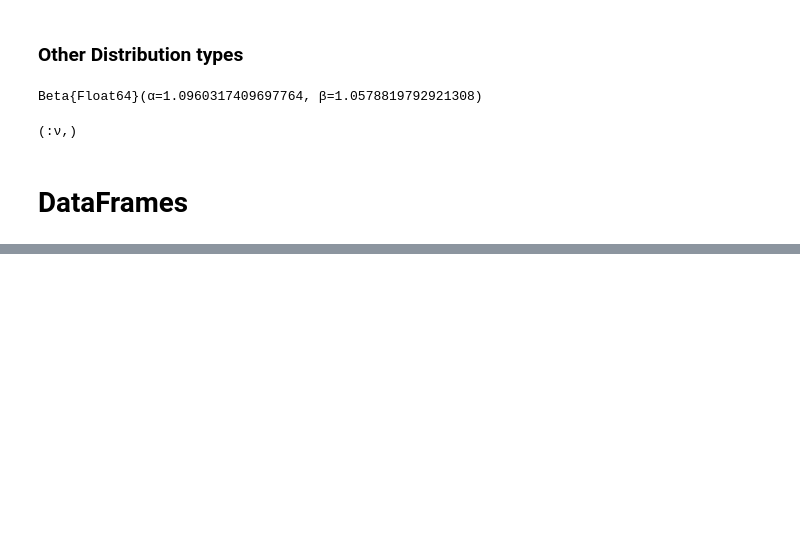
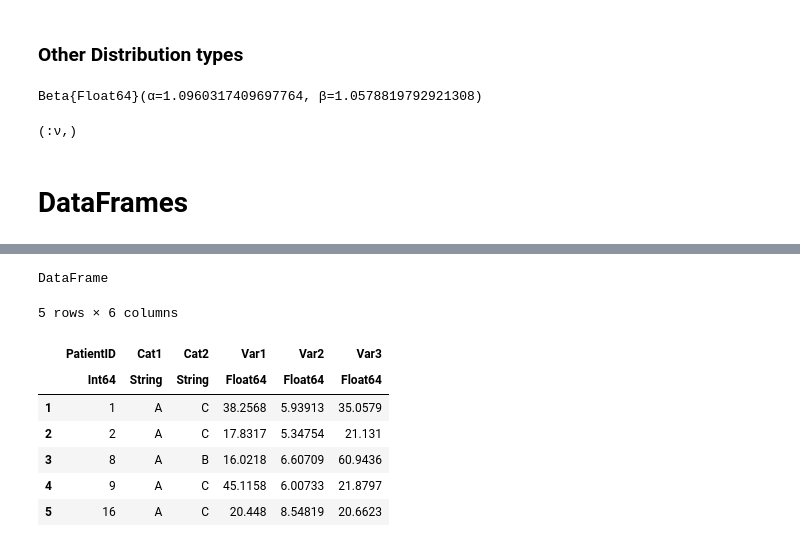
Before and after one commit to lordtt13/Julia-products, a Jupyter notebook: Data.ipynb, the cells around one changed output, grey strips where cells are left out. Cells and saved outputs as stored; diff of their text form; code cells hidden in the pictures; blank space fills up the shorter version.

```diff
--- a/Data.ipynb
+++ b/Data.ipynb
@@ -128,0 +227,16 @@ df2[:, [:A, :C]]
+# %%
+data1 = CSV.read("CCS.csv");
+typeof(data1)
+# %% [output]
+DataFrame
+# %%
+first(data1, 5)
+# %% [output]
+5 rows × 6 columns
+|  | PatientID | Cat1 | Cat2 | Var1 | Var2 | Var3 |
+|  | Int64 | String | String | Float64 | Float64 | Float64 |
+| 1 | 1 | A | C | 38.2568 | 5.93913 | 35.0579 |
+| 2 | 2 | A | C | 17.8317 | 5.34754 | 21.131 |
+| 3 | 8 | A | B | 16.0218 | 6.60709 | 60.9436 |
+| 4 | 9 | A | C | 45.1158 | 6.00733 | 21.8797 |
+| 5 | 16 | A | C | 20.448 | 8.54819 | 20.6623 |
```
Also changed, not shown: parts of 34 cells of this notebook.
